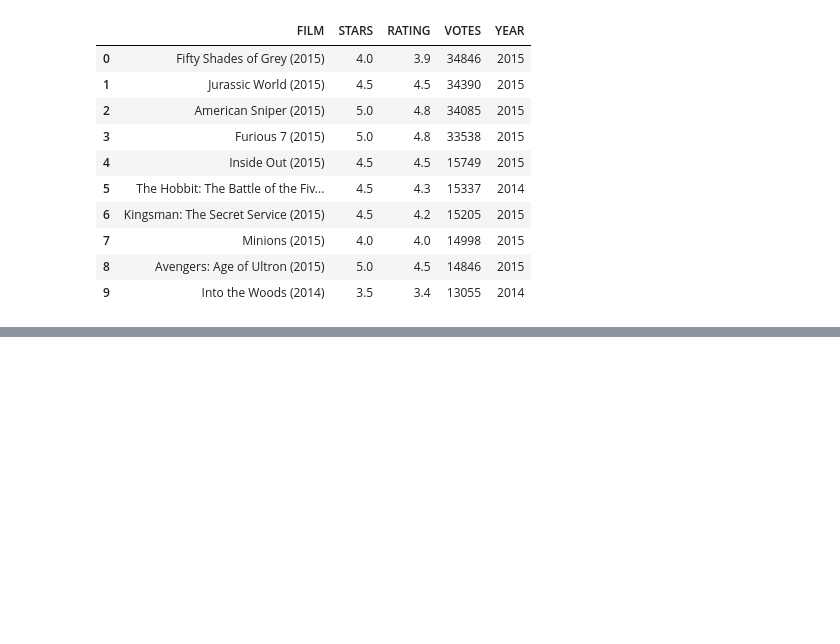
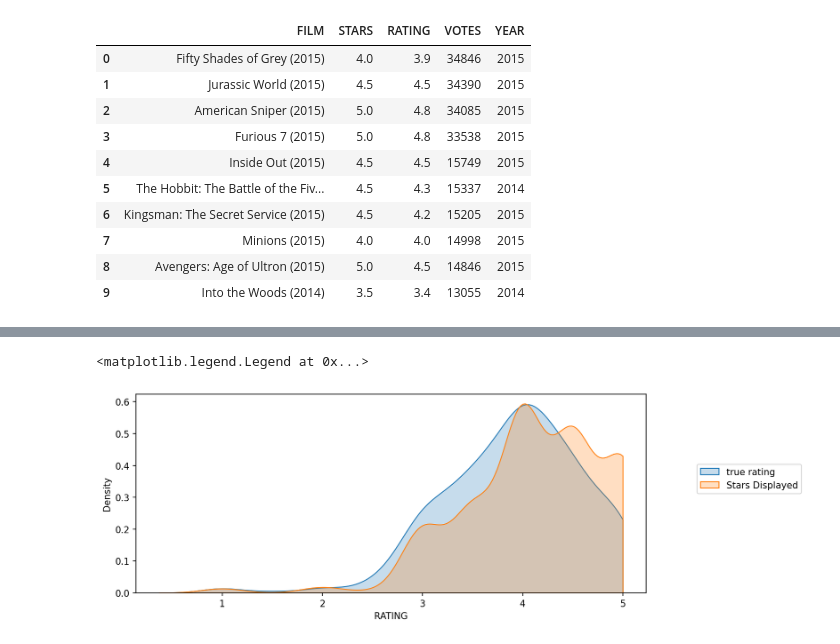
Before and after one commit to Sourabh-Bharale/capStone, a Jupyter notebook: model.ipynb, the cells around one changed output, grey strips where cells are left out. Saved outputs shown, nothing was run; the diff lists cells and outputs as text; code cells hidden in the pictures; blank space fills up the shorter version.

Commit message:
difference in stars and rating

```diff
--- a/model.ipynb
+++ b/model.ipynb
@@ -41,0 +60,10 @@ fandangoDF.nlargest(10,'VOTES')
+# %%
+fanReviewedMovies=fandangoDF[fandangoDF['VOTES']>0]
+# %%
+plt.figure(figsize=(10,4),dpi=150)
+sns.kdeplot(data=fanReviewedMovies,x='RATING',fill=True,label='true rating',clip=[0,5])
+sns.kdeplot(data=fanReviewedMovies,x='STARS',fill=True,label='Stars Displayed',clip=[0,5])
+plt.legend(loc=(1.1,0.5))
+# %% [output]
+<matplotlib.legend.Legend at 0x...>
+[figure, added]
```
Also changed, not shown: parts of 6 cells of this notebook.
